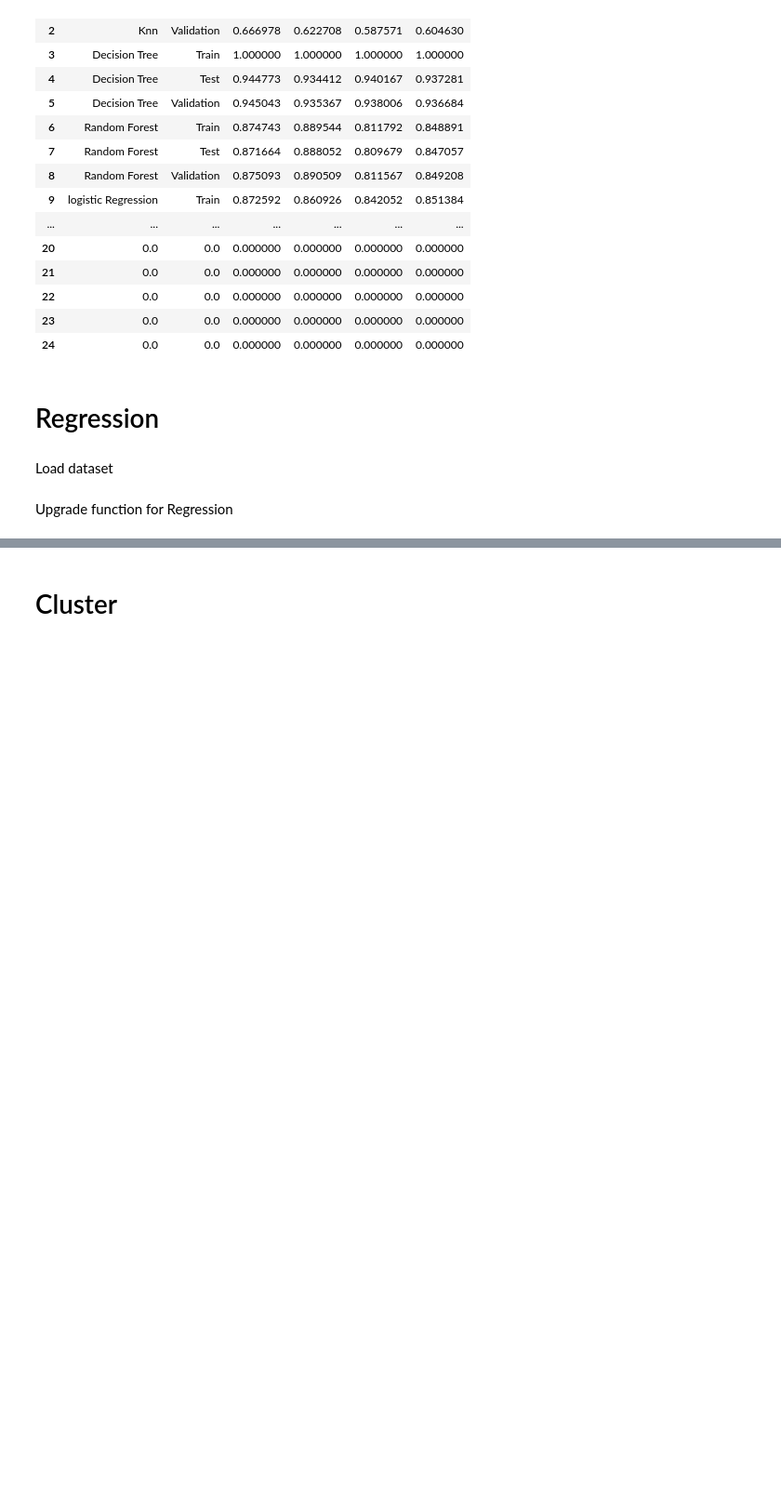
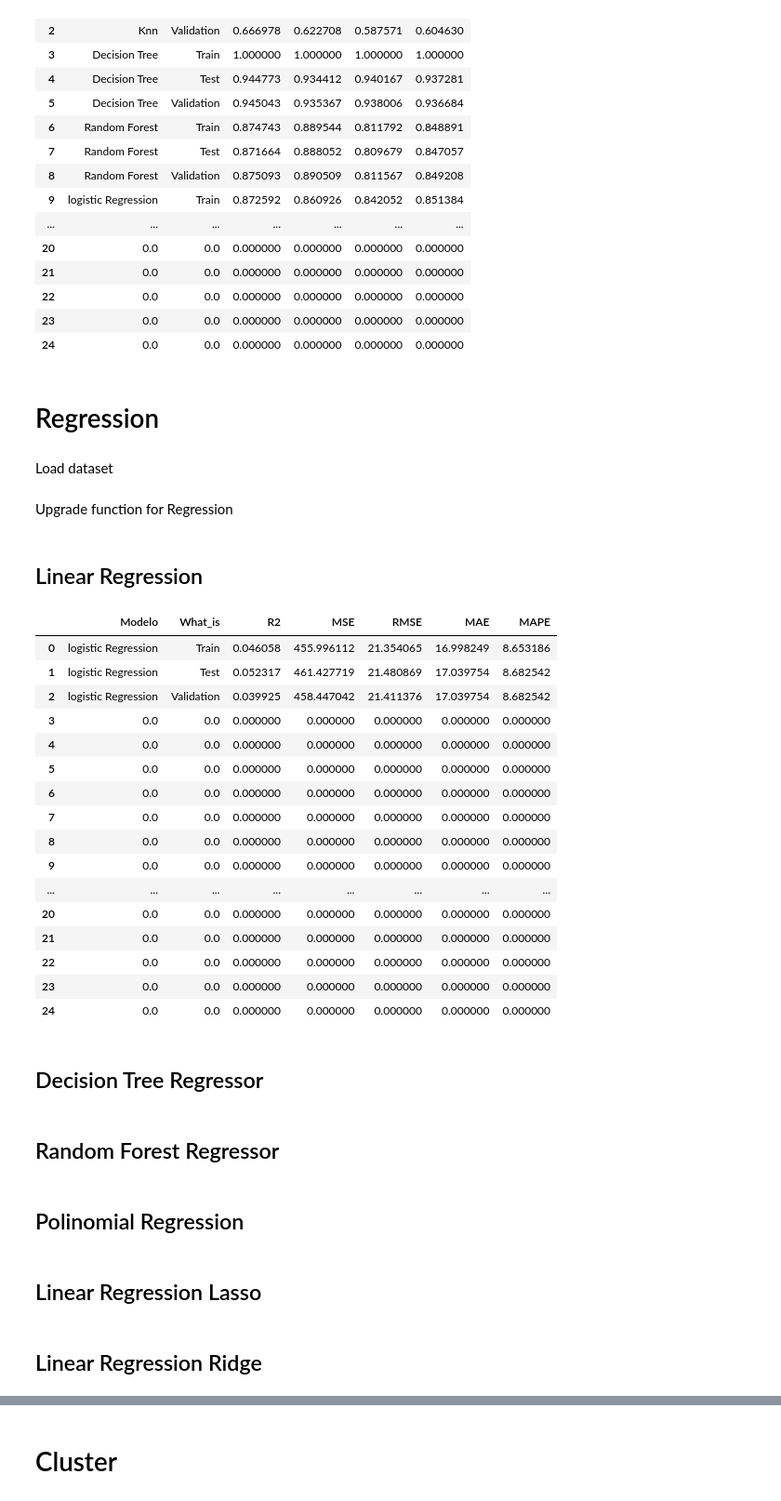
Before and after one commit to antonioorichard/respositorio_ML, a Jupyter notebook: Projetodo_do_aluno.ipynb, the cells around one changed output, grey strips where cells are left out. Shown: that part at 93% size. Drawn from its saved outputs; the diff is of its cells as text; code cells hidden in the pictures; blank space fills up the shorter version.

```diff
--- a/Projetodo_do_aluno.ipynb
+++ b/Projetodo_do_aluno.ipynb
@@ -473,3 +494,40 @@ def coach(model, X_train, y_train,  X_test, X_val ):
     y_pred_val   = model.predict(X_val)
 
     return(y_pred_train, y_pred_test, y_pred_val )
+# %% [markdown]
+## Linear Regression
+# %%
+y_pred_train, y_pred_test, y_pred_val = coach( LinearRegression(), X_train, y_train,  X_test, X_val)
+# %%
+r2, mse, rmse,  mae, mape= metricas( y_train, y_pred_train,   y_test, y_pred_test,   y_val, y_pred_val)
+Results_Regression = register(Results_Regression, 'logistic Regression', r2, mse, rmse,  mae, mape )
+
+Results_Regression
+# %% [output]
+|  | Modelo | What_is | R2 | MSE | RMSE | MAE | MAPE |
+| 0 | logistic Regression | Train | 0.046058 | 455.996112 | 21.354065 | 16.998249 | 8.653186 |
+| 1 | logistic Regression | Test | 0.052317 | 461.427719 | 21.480869 | 17.039754 | 8.682542 |
+| 2 | logistic Regression | Validation | 0.039925 | 458.447042 | 21.411376 | 17.039754 | 8.682542 |
+| 3 | 0.0 | 0.0 | 0.000000 | 0.000000 | 0.000000 | 0.000000 | 0.000000 |
+| 4 | 0.0 | 0.0 | 0.000000 | 0.000000 | 0.000000 | 0.000000 | 0.000000 |
+| 5 | 0.0 | 0.0 | 0.000000 | 0.000000 | 0.000000 | 0.000000 | 0.000000 |
+| 6 | 0.0 | 0.0 | 0.000000 | 0.000000 | 0.000000 | 0.000000 | 0.000000 |
+| 7 | 0.0 | 0.0 | 0.000000 | 0.000000 | 0.000000 | 0.000000 | 0.000000 |
+| 8 | 0.0 | 0.0 | 0.000000 | 0.000000 | 0.000000 | 0.000000 | 0.000000 |
+| 9 | 0.0 | 0.0 | 0.000000 | 0.000000 | 0.000000 | 0.000000 | 0.000000 |
+| ... | ... | ... | ... | ... | ... | ... | ... |
+| 20 | 0.0 | 0.0 | 0.000000 | 0.000000 | 0.000000 | 0.000000 | 0.000000 |
+| 21 | 0.0 | 0.0 | 0.000000 | 0.000000 | 0.000000 | 0.000000 | 0.000000 |
+| 22 | 0.0 | 0.0 | 0.000000 | 0.000000 | 0.000000 | 0.000000 | 0.000000 |
+| 23 | 0.0 | 0.0 | 0.000000 | 0.000000 | 0.000000 | 0.000000 | 0.000000 |
+| 24 | 0.0 | 0.0 | 0.000000 | 0.000000 | 0.000000 | 0.000000 | 0.000000 |
+# %% [markdown]
+## Decision Tree Regressor
+# %% [markdown]
+## Random Forest Regressor
+# %% [markdown]
+## Polinomial Regression
+# %% [markdown]
+## Linear Regression Lasso
+# %% [markdown]
+## Linear Regression Ridge
```
Also changed, not shown: parts of 6 cells of this notebook.
